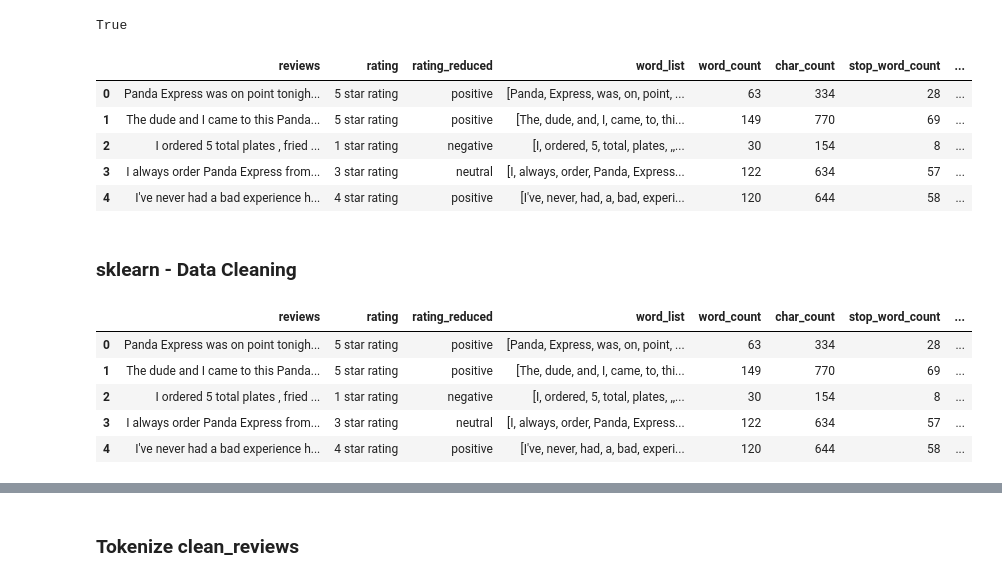
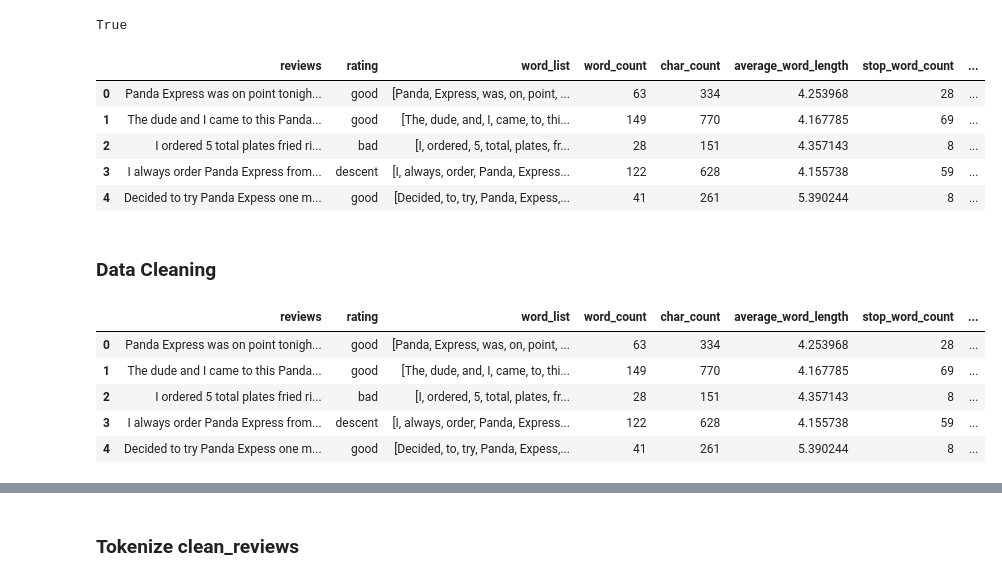
Before and after one commit to YANG007SUN/Text_Analysis_Yelp_Comments, a Jupyter notebook: code/create_model.ipynb, the cells around one changed output, grey strips where cells are left out. Saved outputs shown, nothing was run; the diff lists cells and outputs as text; code cells hidden in the pictures.

```diff
--- a/code/create_model.ipynb
+++ b/code/create_model.ipynb
@@ -76,14 +79,14 @@ only showing top 20 rows
 def rating_category(rating:str)->str:
   """create new column for label
   """
-  if rating in ["1 star rating","2 star rating"]:
-      return "negative"
-  elif rating in [ "3 star rating"]:
-      return "neutral"
+  if rating in ["1 star rating"]:
+      return "bad"
+  elif rating in ["2 star rating", "3 star rating"]:
+      return "descent"
   else:
-      return "positive"
+      return "good"
 
-assert rating_category("1 star rating")=="negative"
+assert rating_category("1 star rating")=="bad"
 # %%
 # Store a user defined function
 convert_rating = udf(rating_category, StringType())
@@ -278,5 +321,5 @@ reviews.head()
 # %%
 # use defined function above to re-create rating column
-reviews["rating_reduced"] = reviews["rating"].apply(rating_category)
+reviews["rating"] = reviews["rating"].apply(rating_category)
 reviews.head()
 # %% [output]
@@ -303,0 +358,3 @@ reviews.head()
+# %%
+reviews["average_word_length"] = reviews["word_list"].apply(average_word_length)
+reviews.head()
@@ -317,24 +381,23 @@ reviews["stop_word_count"] = reviews["word_list"].apply(lambda x: len([word for
 reviews["stop_word_percent"] = reviews["stop_word_count"]/reviews["word_count"]
 reviews.head()
 # %% [output]
-|  | reviews | rating | rating_reduced | word_list | word_count | char_count | stop_word_count | ... |
-| 0 | Panda Express was on point tonigh... | 5 star rating | positive | [Panda, Express, was, on, point, ... | 63 | 334 | 28 | ... |
-| 1 | The dude and I came to this Panda... | 5 star rating | positive | [The, dude, and, I, came, to, thi... | 149 | 770 | 69 | ... |
-| 2 | I ordered 5 total plates , fried ... | 1 star rating | negative | [I, ordered, 5, total, plates, ,,... | 30 | 154 | 8 | ... |
-| 3 | I always order Panda Express from... | 3 star rating | neutral | [I, always, order, Panda, Express... | 122 | 634 | 57 | ... |
-| 4 | I've never had a bad experience h... | 4 star rating | positive | [I've, never, had, a, bad, experi... | 120 | 644 | 58 | ... |
+|  | reviews | rating | word_list | word_count | char_count | average_word_length | stop_word_count | ... |
+| 0 | Panda Express was on point tonigh... | good | [Panda, Express, was, on, point, ... | 63 | 334 | 4.253968 | 28 | ... |
+| 1 | The dude and I came to this Panda... | good | [The, dude, and, I, came, to, thi... | 149 | 770 | 4.167785 | 69 | ... |
+| 2 | I ordered 5 total plates fried ri... | bad | [I, ordered, 5, total, plates, fr... | 28 | 151 | 4.357143 | 8 | ... |
+| 3 | I always order Panda Express from... | descent | [I, always, order, Panda, Express... | 122 | 628 | 4.155738 | 59 | ... |
+| 4 | Decided to try Panda Expess one m... | good | [Decided, to, try, Panda, Expess,... | 41 | 261 | 5.390244 | 8 | ... |
 # %% [markdown]
-### sklearn - Data Cleaning
+### Data Cleaning
 # %%
 # lower case all the reviews, and remove all the punctuations
 reviews["lowercase_reviews"] = reviews["reviews"].apply(lambda x: " ".join(word.lower() for word in x.split()))
 reviews["lowercase_reviews"] = reviews["lowercase_reviews"].str.replace('[^\w\s]',"")
-reviews["lowercase_reviews_list"] = reviews["lowercase_reviews"].apply(lambda x: x.split())
 reviews.head()
 # %% [output]
-|  | reviews | rating | rating_reduced | word_list | word_count | char_count | stop_word_count | ... |
-| 0 | Panda Express was on point tonigh... | 5 star rating | positive | [Panda, Express, was, on, point, ... | 63 | 334 | 28 | ... |
-| 1 | The dude and I came to this Panda... | 5 star rating | positive | [The, dude, and, I, came, to, thi... | 149 | 770 | 69 | ... |
-| 2 | I ordered 5 total plates , fried ... | 1 star rating | negative | [I, ordered, 5, total, plates, ,,... | 30 | 154 | 8 | ... |
-| 3 | I always order Panda Express from... | 3 star rating | neutral | [I, always, order, Panda, Express... | 122 | 634 | 57 | ... |
-| 4 | I've never had a bad experience h... | 4 star rating | positive | [I've, never, had, a, bad, experi... | 120 | 644 | 58 | ... |
+|  | reviews | rating | word_list | word_count | char_count | average_word_length | stop_word_count | ... |
+| 0 | Panda Express was on point tonigh... | good | [Panda, Express, was, on, point, ... | 63 | 334 | 4.253968 | 28 | ... |
+| 1 | The dude and I came to this Panda... | good | [The, dude, and, I, came, to, thi... | 149 | 770 | 4.167785 | 69 | ... |
+| 2 | I ordered 5 total plates fried ri... | bad | [I, ordered, 5, total, plates, fr... | 28 | 151 | 4.357143 | 8 | ... |
+| 3 | I always order Panda Express from... | descent | [I, always, order, Panda, Express... | 122 | 628 | 4.155738 | 59 | ... |
+| 4 | Decided to try Panda Expess one m... | good | [Decided, to, try, Panda, Expess,... | 41 | 261 | 5.390244 | 8 | ... |
```
Also changed, not shown: parts of 80 cells of this notebook, 5 other files.
